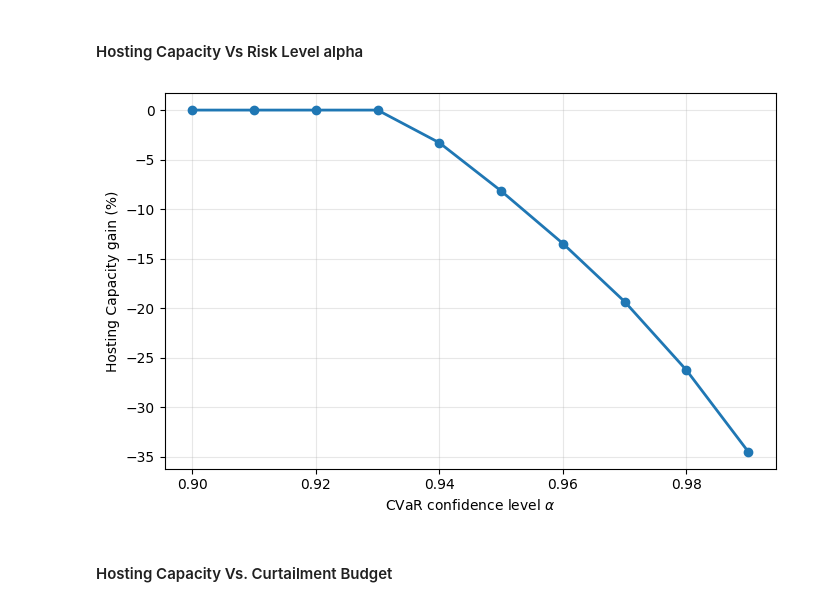
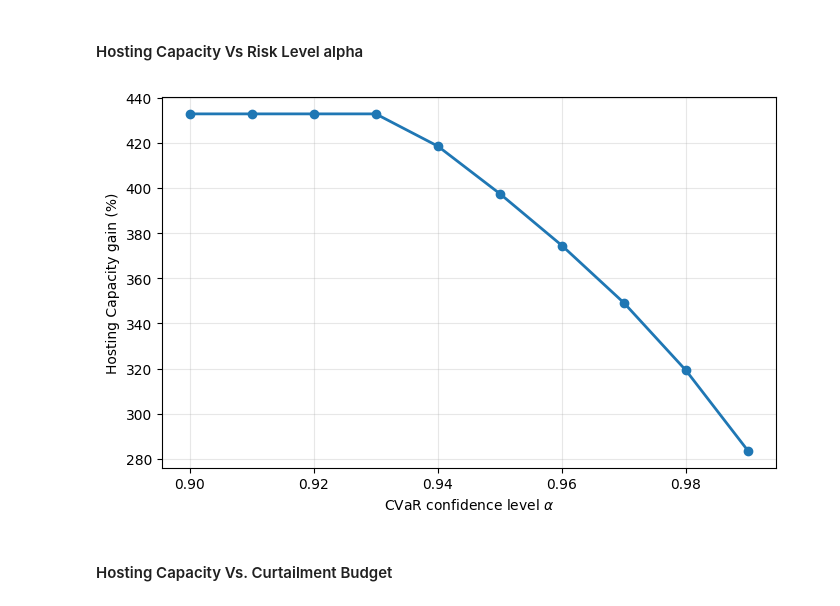
Before and after one commit to gcsarker/dynamic_hosting, a Jupyter notebook: main_radial_two_stage.ipynb, the cells around one changed output. Drawn from its saved outputs; the diff is of its cells as text; code cells hidden in the pictures.

```diff
--- a/main_radial_two_stage.ipynb
+++ b/main_radial_two_stage.ipynb
@@ -713,33 +732,35 @@ Max generator dispatch (kW): 13.447641900337118
 # %%
 # Hosting Capacity vs Risk level alpha
 
 alpha_grid = np.linspace(0.90, 0.99, 10)
 
 C_kw_list = []
 max_curtailment_kw_list = []
 
 for alpha in alpha_grid:
 
     C_star = optimize_C_stage1(C_res, lhat, alpha, epsilon, mu, B_kwh, dt, S_base)["C"]
 
     C_kw_list.append(C_star * S_base)
 
 
 
 C0 = C_kw_list[0]
-gain_pct = 100 * (C_kw_list - C0) / C0
+# gain_pct = 100 * (C_kw_list - C0) / C0
 
 plt.figure(figsize=(7, 4.5))
-plt.plot(alpha_grid, gain_pct, marker='o', linewidth=2, label='Hosting Capacity (%)')
+# plt.plot(alpha_grid, gain_pct, marker='o', linewidth=2, label='Hosting Capacity (%)')
+
+plt.plot(alpha_grid, C_kw_list, marker='o', linewidth=2, label='Hosting Capacity (%)')
 plt.xlabel(r'CVaR confidence level $\alpha$')
 plt.ylabel('Hosting Capacity gain (%)')
 # plt.title('Hosting Capacity vs CVaR Risk Level')
 plt.grid(True, alpha=0.3)
 # plt.legend()
 plt.tight_layout()
 plt.show()
 # %% [output]
-[figure, old version]
+[figure, new version]
 # %% [markdown]
 #### Hosting Capacity Vs. Curtailment Budget
 # %%
```
Also changed, not shown: parts of 3 cells of this notebook.
